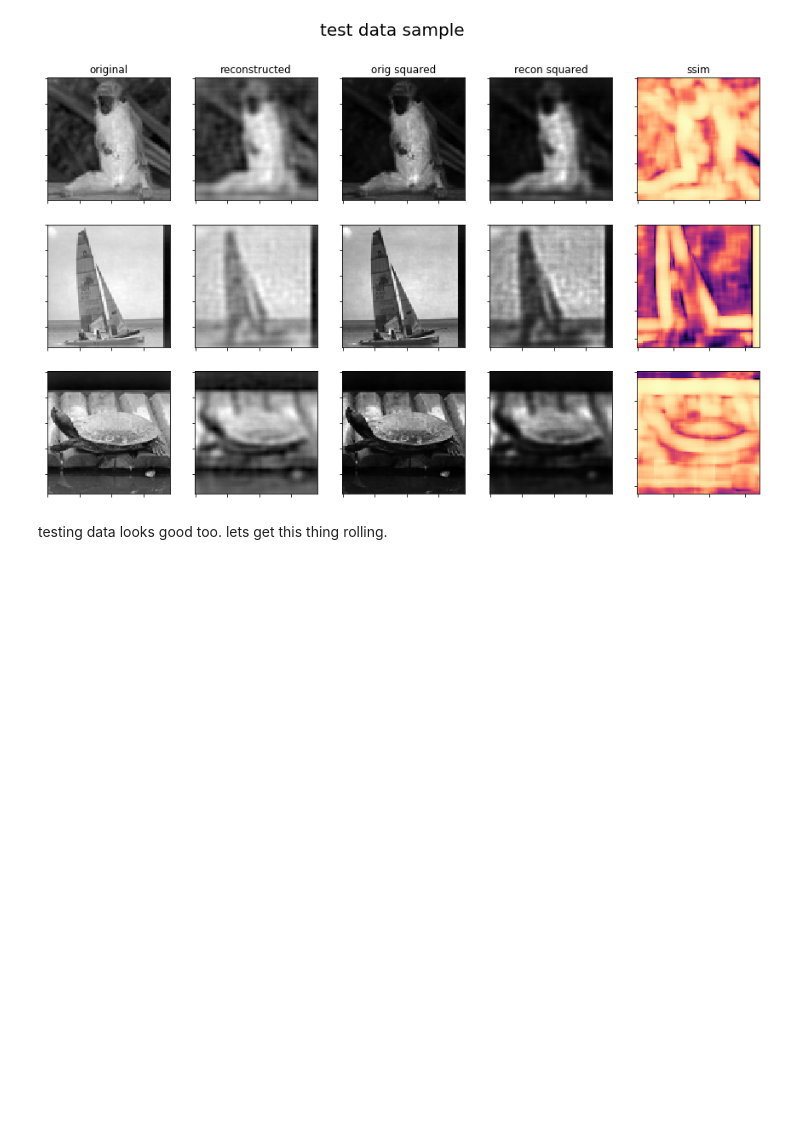
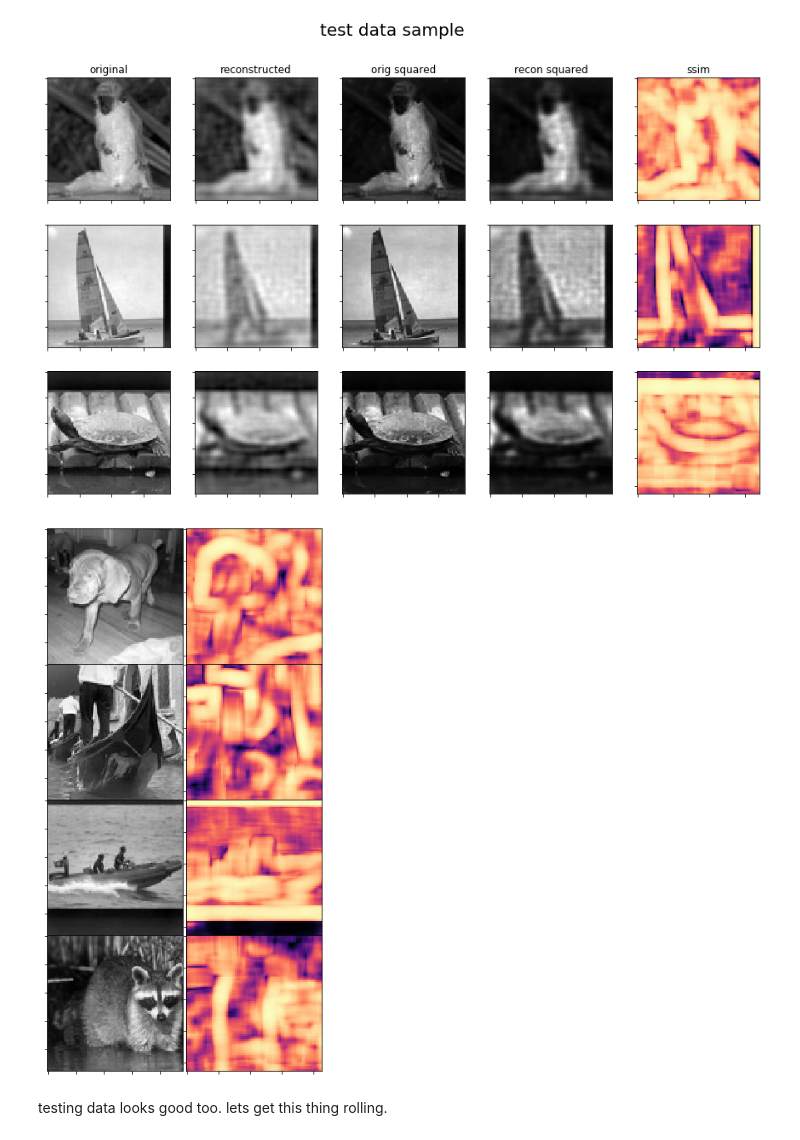
Before and after one commit to michaelneuder/image_quality_analysis, a Jupyter notebook: bin/nets/wip/conv_net.ipynb, the cells around one changed output. Saved outputs shown, nothing was run; the diff lists cells and outputs as text; code cells hidden in the pictures; blank space fills up the shorter version.

Commit message:
new image view

```diff
--- a/bin/nets/wip/conv_net.ipynb
+++ b/bin/nets/wip/conv_net.ipynb
@@ -194,6 +194,35 @@ f.suptitle('test data sample', size=20)
 plt.show()
 # %% [output]
 [figure]
+# %%
+import matplotlib.gridspec as gridspec
+plt.figure(figsize = (6,12))
+gs1 = gridspec.GridSpec(4, 2)
+gs1.update(wspace=0, hspace=0)
+
+for i in range(4):
+    x = np.random.randint(141)
+    ax1, ax2 = plt.subplot(gs1[2*i]), plt.subplot(gs1[2*i+1])
+#     ax1, ax2, ax3 = plt.subplot(gs1[3*i]), plt.subplot(gs1[3*i+1]), plt.subplot(gs1[3*i+2])
+    for ax in [ax1, ax2]:
+        ax.set_xticklabels([])
+        ax.set_yticklabels([])
+    ax1.imshow(test_features[x,:,:,0], cmap='gray')
+    ax2.imshow(test_target[x,:,:,0], cmap='magma')
+
+# f, axarr = plt.subplots(nrows=3,ncols=3, figsize=(9,9))
+# for i in range(3):
+#     x = np.random.randint(141)
+#     axarr[i,0].imshow(test_features[x,:,:,0], cmap='gray')
+#     axarr[i,1].imshow(test_features[x,:,:,1], cmap='gray')
+#     axarr[i,2].imshow(test_target[x,:,:,0], cmap='magma')
+# for ax_row in axarr:
+#     for ax in ax_row:
+#         ax.set_xticklabels([])
+#         ax.set_yticklabels([])
+plt.show()
+# %% [output]
+[figure, added]
 # %% [markdown]
 testing data looks good too. lets get this thing rolling.
 # %%
```
Also changed, not shown: 4 other files.
